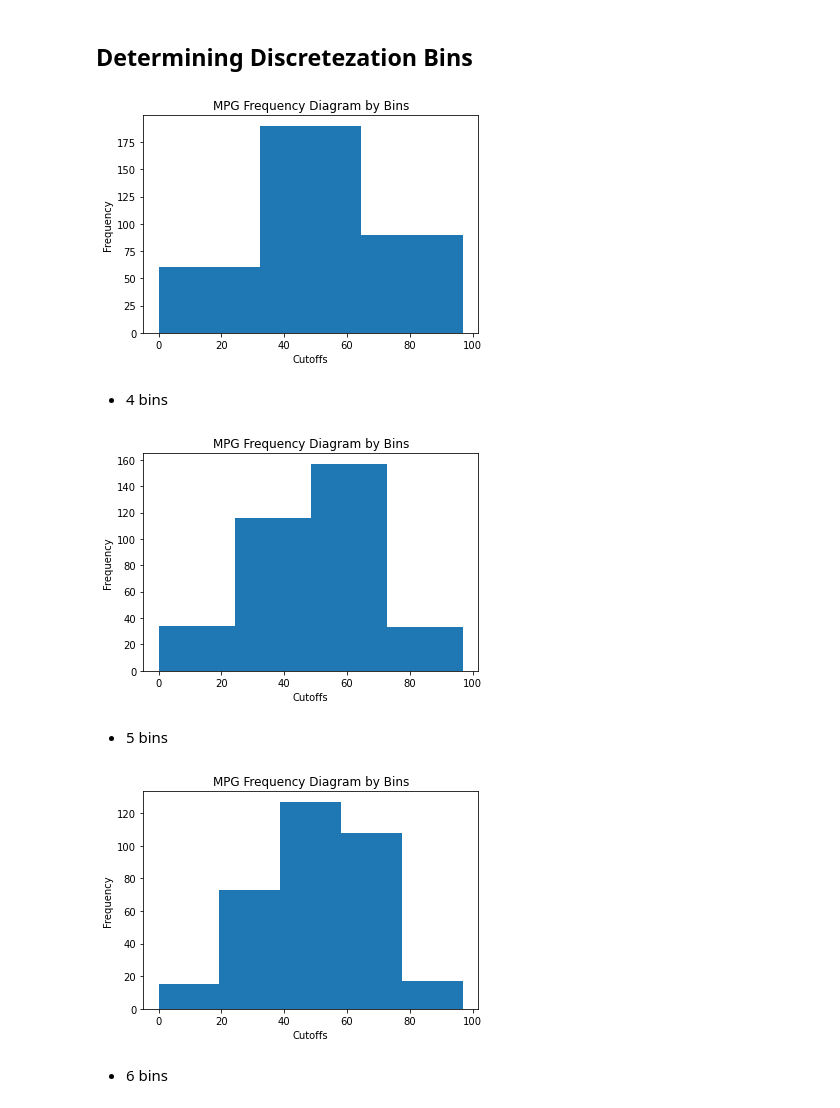
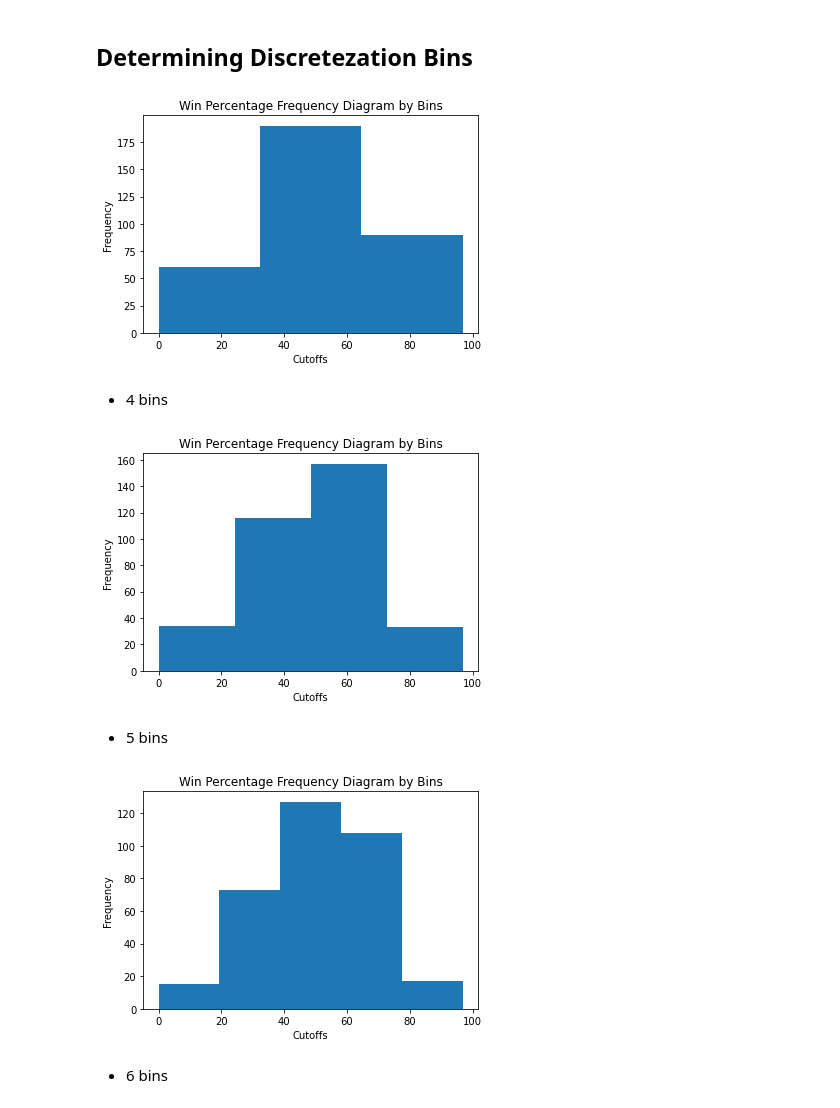
Before and after one commit to NCAA-Basketball-Predictor/Predictor, a Jupyter notebook: EDA.ipynb, the cells around one changed output. Drawn from its saved outputs; the diff is of its cells as text; code cells hidden in the pictures.

```diff
--- a/EDA.ipynb
+++ b/EDA.ipynb
@@ -173,43 +173,43 @@ plot_utils.draw_scatter_plot(rebound_margin,win_percentage,"Rebound Margin", "Wi
 # %%
 importlib.reload(plot_utils)
 percentages = ncaa_stats.get_column("Win Percentage")
-cutoffs = utils.compute_equal_width_cutoffs(percentages, 3)
-freqs = utils.get_cutoff_frequencies(percentages, cutoffs)
+cutoffs = plot_utils.compute_equal_width_cutoffs(percentages, 3)
+freqs = plot_utils.get_cutoff_frequencies(percentages, cutoffs)
 plt.bar(cutoffs[:-1], freqs, width=cutoffs[1] - cutoffs[0], align="edge")
-plt.title("MPG Frequency Diagram by Bins")
+plt.title("Win Percentage Frequency Diagram by Bins")
 plt.xlabel("Cutoffs")
 plt.ylabel("Frequency")
 print()
 # %% [output]
-[figure, old version]
+[figure, new version]
 # %% [markdown]
 * 4 bins
 # %%
 importlib.reload(plot_utils)
 percentages = ncaa_stats.get_column("Win Percentage")
-cutoffs = utils.compute_equal_width_cutoffs(percentages, 4)
-freqs = utils.get_cutoff_frequencies(percentages, cutoffs)
+cutoffs = plot_utils.compute_equal_width_cutoffs(percentages, 4)
+freqs = plot_utils.get_cutoff_frequencies(percentages, cutoffs)
 plt.bar(cutoffs[:-1], freqs, width=cutoffs[1] - cutoffs[0], align="edge")
-plt.title("MPG Frequency Diagram by Bins")
+plt.title("Win Percentage Frequency Diagram by Bins")
 plt.xlabel("Cutoffs")
 plt.ylabel("Frequency")
 print()
 # %% [output]
-[figure, old version]
+[figure, new version]
 # %% [markdown]
 * 5 bins
 # %%
 importlib.reload(plot_utils)
 percentages = ncaa_stats.get_column("Win Percentage")
-cutoffs = utils.compute_equal_width_cutoffs(percentages, 5)
-freqs = utils.get_cutoff_frequencies(percentages, cutoffs)
+cutoffs = plot_utils.compute_equal_width_cutoffs(percentages, 5)
+freqs = plot_utils.get_cutoff_frequencies(percentages, cutoffs)
 plt.bar(cutoffs[:-1], freqs, width=cutoffs[1] - cutoffs[0], align="edge")
-plt.title("MPG Frequency Diagram by Bins")
+plt.title("Win Percentage Frequency Diagram by Bins")
 plt.xlabel("Cutoffs")
 plt.ylabel("Frequency")
 print()
 # %% [output]
-[figure, old version]
+[figure, new version]
 # %% [markdown]
 * 6 bins
 # %%
```
Also changed, not shown: parts of 6 cells of this notebook.
